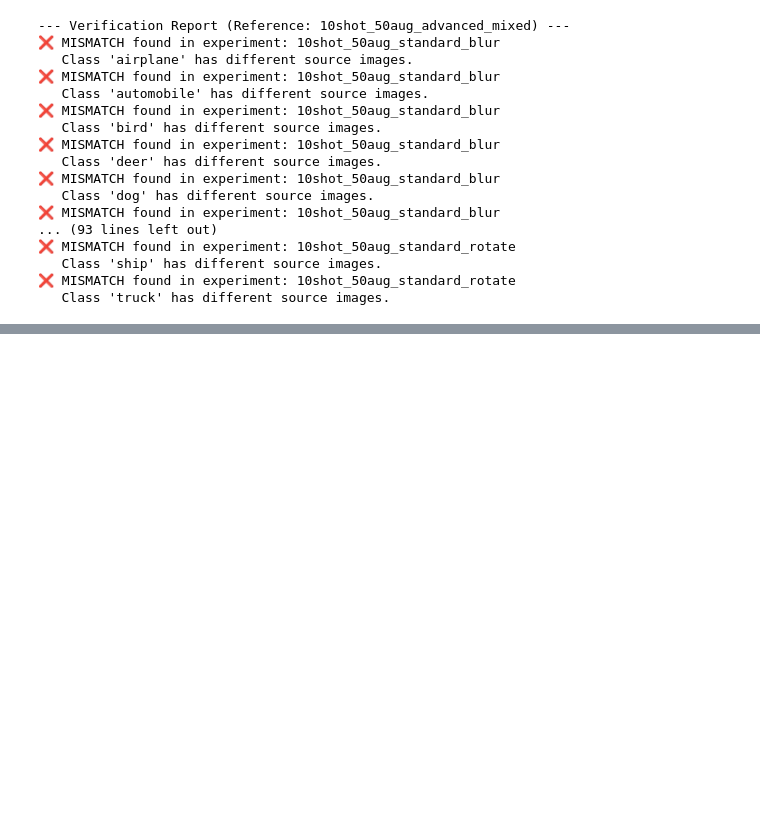
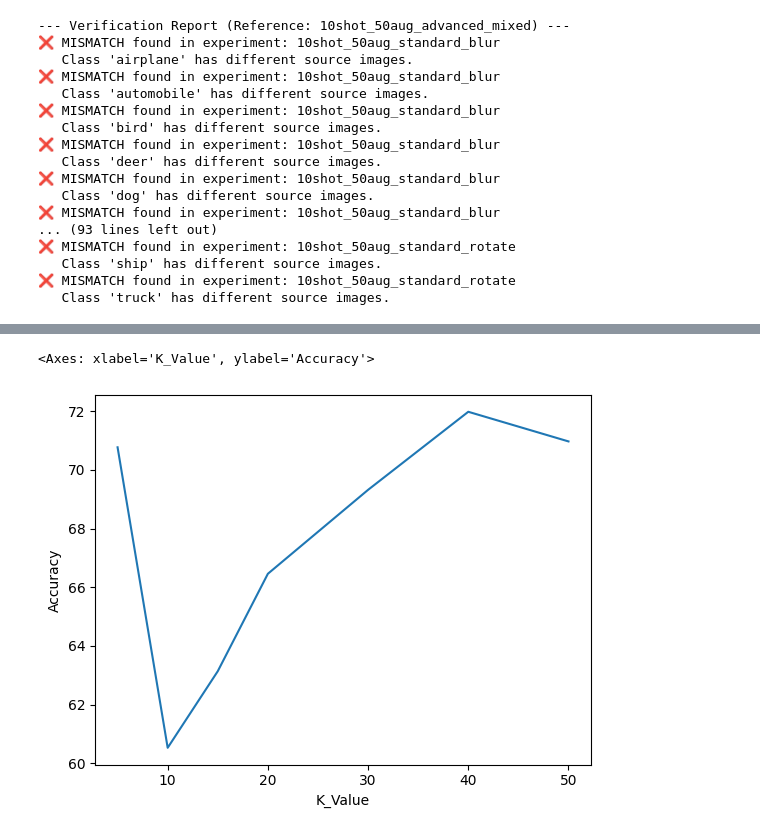
Before and after one commit to kaminskaz/deep_learning, a Jupyter notebook: code/contrastive.ipynb, the cells around one changed output, grey strips where cells are left out. Drawn from its saved outputs; the diff is of its cells as text; code cells hidden in the pictures; blank space fills up the shorter version.

```diff
--- a/code/contrastive.ipynb
+++ b/code/contrastive.ipynb
@@ -208,3 +208,5 @@ if __name__ == "__main__":
    Class 'ship' has different source images.
 ❌ MISMATCH found in experiment: 10shot_50aug_standard_rotate
    Class 'truck' has different source images.
+# %%
+evaluation = pd.read_csv('../evaluation_results_k_experiments.csv')
@@ -210,0 +224,5 @@ if __name__ == "__main__":
+# %%
+sns.lineplot(evaluation, x='K_Value', y = 'Accuracy')
+# %% [output]
+<Axes: xlabel='K_Value', ylabel='Accuracy'>
+[figure, added]
```
Also changed, not shown: parts of 2 cells of this notebook, 4 other files.
